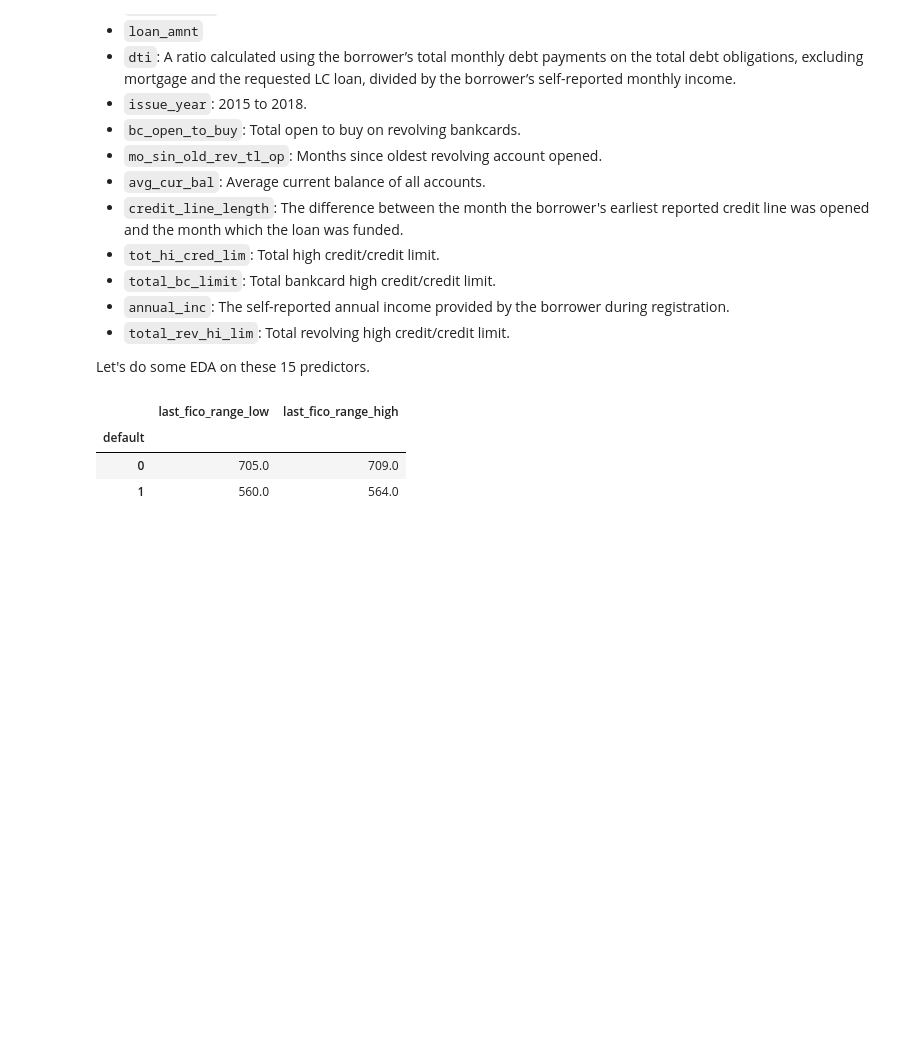
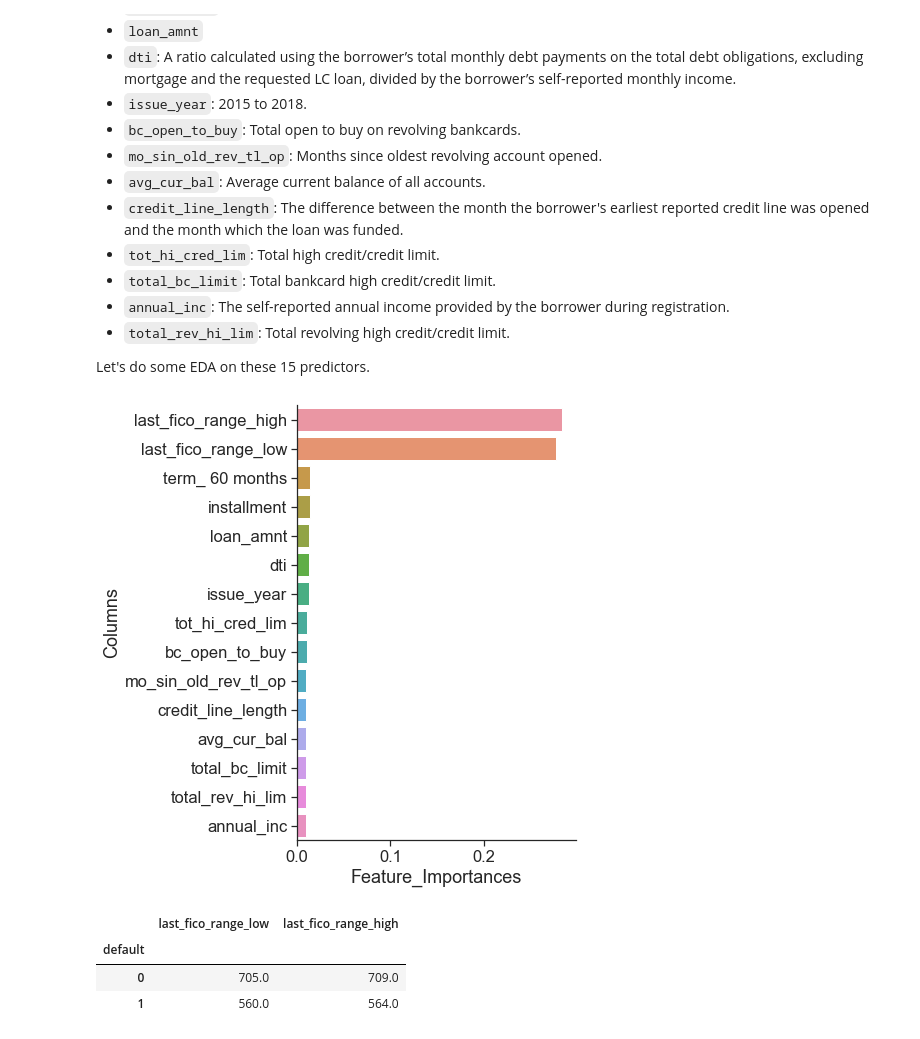
Before and after one commit to Claireyhxu/DSBD_LendingClub_Project, a Jupyter notebook: DSBD_Proj2_Interim.ipynb, the cells around one changed output. Drawn from its saved outputs; the diff is of its cells as text; code cells hidden in the pictures; blank space fills up the shorter version.

```diff
--- a/DSBD_Proj2_Interim.ipynb
+++ b/DSBD_Proj2_Interim.ipynb
@@ -273,6 +278,12 @@ The 15 most important predictors are:
 - `total_rev_hi_lim`: Total revolving high credit/credit limit.
 
 Let's do some EDA on these 15 predictors.
+# %%
+fig, ax = plt.subplots(figsize=(5,8))
+ax = sns.barplot(x=importances['Feature_Importances'].head(15), y=importances['Columns'].head(15))
+sns.despine()
+# %% [output]
+[figure, added]
 # %%
 # The two most important predictors
 data_new.groupby('default').agg({
```
Also changed, not shown: parts of 10 cells of this notebook.
